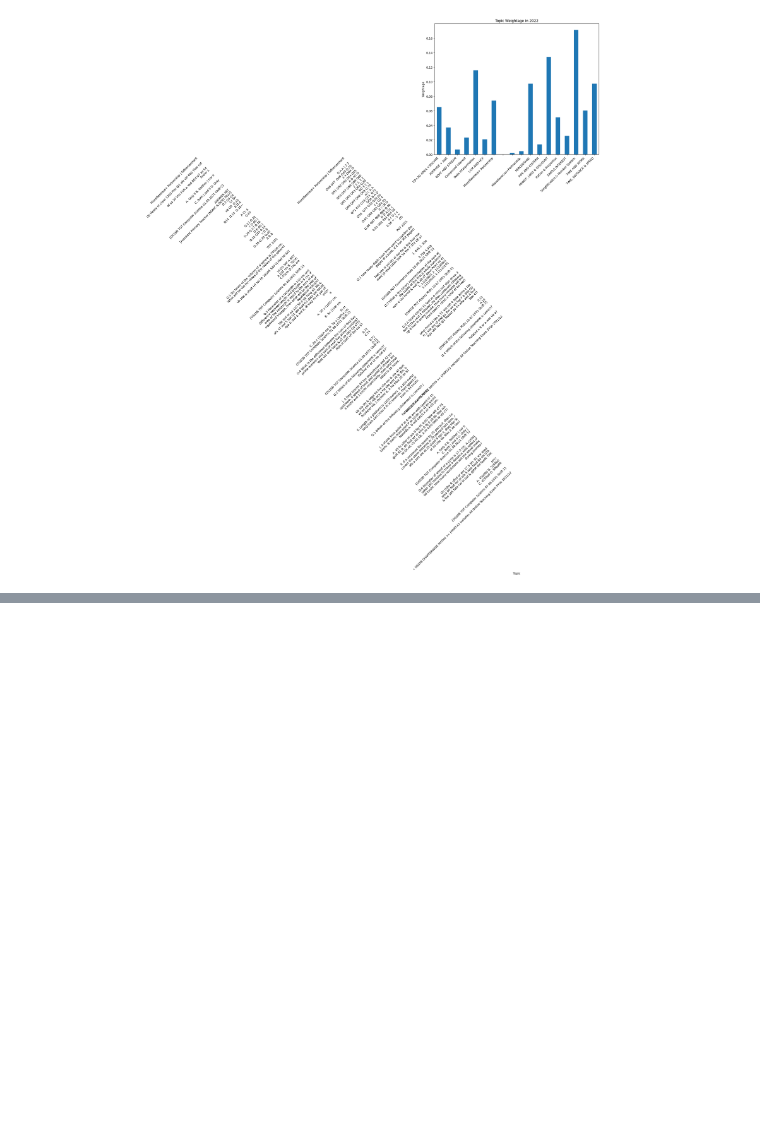
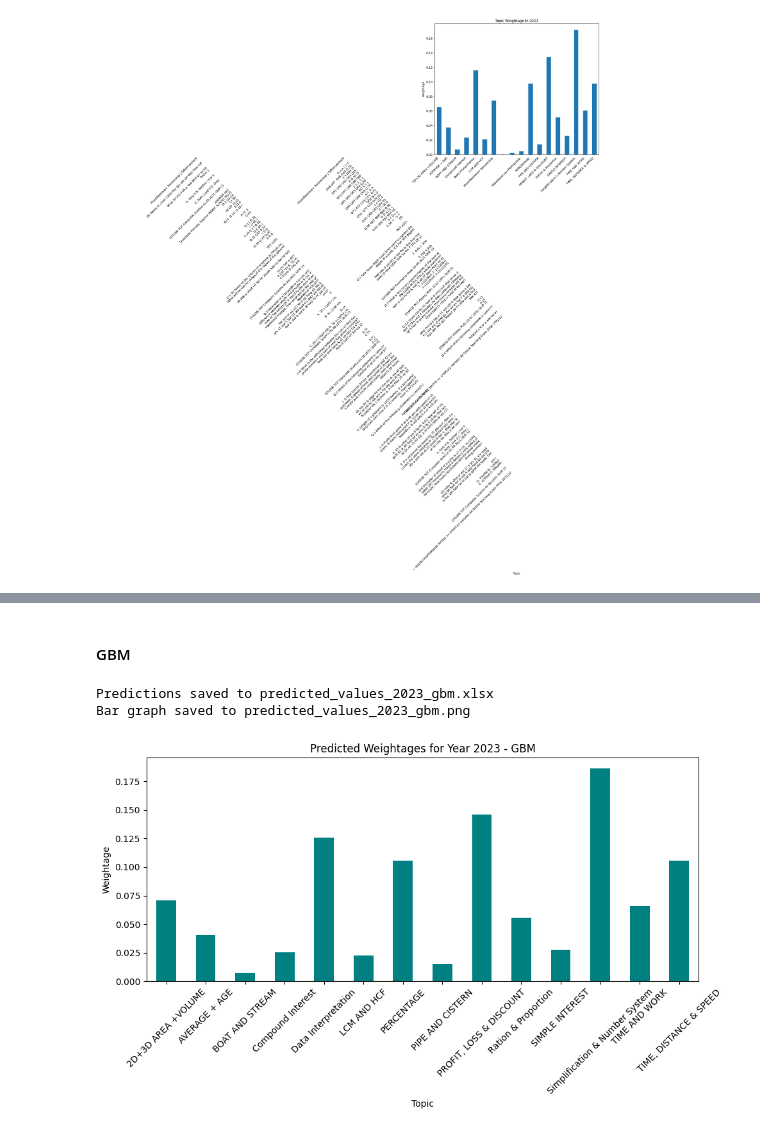
Before and after one commit to divyesh1099/examPatternRecognition, a Jupyter notebook: reader.ipynb, the cells around one changed output, grey strips where cells are left out. Cells and saved outputs as stored; diff of their text form; code cells hidden in the pictures; blank space fills up the shorter version.

```diff
--- a/reader.ipynb
+++ b/reader.ipynb
@@ -439,0 +658,62 @@ plt.show()
+# %% [markdown]
+#### GBM
+# %%
+import pandas as pd
+import numpy as np
+from sklearn.ensemble import GradientBoostingRegressor
+import matplotlib.pyplot as plt
+
+# Load the data
+excel_path = 'topic_weightage_by_year.xlsx'  # Replace with your actual file path
+df = pd.read_excel(excel_path, index_col='Topic')
+
+# Prepare a dictionary to store predictions
+predictions = {}
+
+# Iterate over each row in the DataFrame
+for topic, row in df.iterrows():
+    # Prepare the data for GBM
+    X = np.array(row.index.astype(int)).reshape(-1, 1)  # Years as independent variable
+    y = row.values  # Weightages as dependent variable
+
+    # Initialize the Gradient Boosting Regressor
+    gbm_model = GradientBoostingRegressor(n_estimators=100, random_state=0)
+
+    # Fit the model
+    gbm_model.fit(X, y)
+
+    # Predict for the next year
+    next_year = int(X.max()) + 1
+    predicted_weightage = gbm_model.predict([[next_year]])[0]
+
+    # Store the prediction
+    predictions[topic] = predicted_weightage
+
+# Convert predictions to a DataFrame with proper column names
+predictions_df = pd.DataFrame.from_dict(predictions, orient='index', columns=[next_year])
+predictions_df.reset_index(inplace=True)
+predictions_df.columns = ['Topic', next_year]
+
+# Save the predictions to an Excel file
+predicted_values_excel_path = 'predicted_values_' + str(next_year) + '_gbm.xlsx' # Replace with your desired file path
+predictions_df.to_excel(predicted_values_excel_path, index=False)
+
+# Plot a bar graph
+plt.figure(figsize=(10, 6))
+predictions_df.set_index('Topic')[next_year].plot(kind='bar', color='teal')
+plt.title(f'Predicted Weightages for Year {next_year} - GBM')
+plt.xlabel('Topic')
+plt.ylabel('Weightage')
+plt.xticks(rotation=45)
+plt.tight_layout()
+
+# Save the plot
+plot_path = 'predicted_values_' + str(next_year) + '_gbm.png'
+plt.savefig(plot_path)
+
+print(f"Predictions saved to {predicted_values_excel_path}")
+print(f"Bar graph saved to {plot_path}")
+# %% [output]
+Predictions saved to predicted_values_2023_gbm.xlsx
+Bar graph saved to predicted_values_2023_gbm.png
+[figure, added]
```
Also changed, not shown: parts of 12 cells of this notebook, 28 other files.
